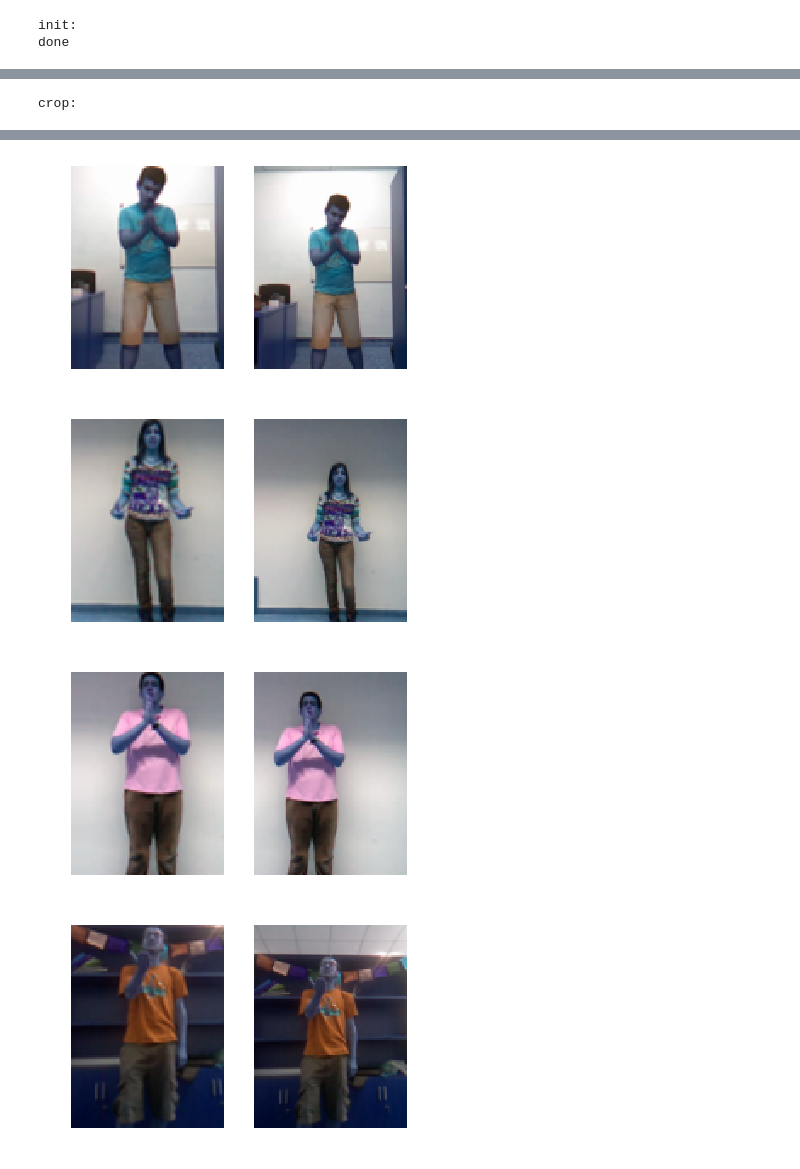
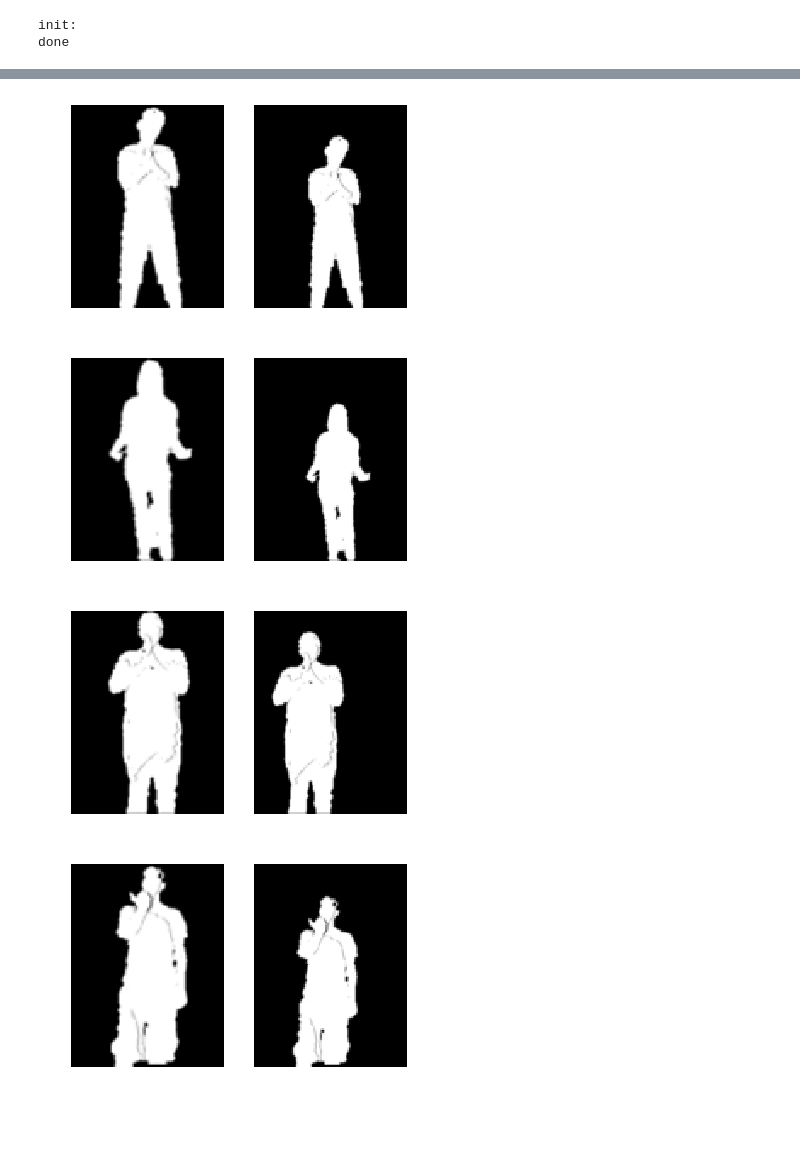
Before and after one commit to Untribium/UIE_A1, a Jupyter notebook: UIE_A1.ipynb, the cells around one changed output, grey strips where cells are left out. Cells and saved outputs as stored; diff of their text form; code cells hidden in the pictures; blank space fills up the shorter version.

Commit message:
crop/scale done

```diff
--- a/UIE_A1.ipynb
+++ b/UIE_A1.ipynb
@@ -32,12 +28,13 @@ done
 # %%
-# plot
+# plot helper
+
 def plot(imgs):
+    # make sure input is a list
+    if not isinstance(imgs, list):
+        imgs = [imgs]
+
     plt.figure()
     for i in range(len(imgs)):
         plt.subplot(1, len(imgs), i+1)
         plt.axis("off")
         plt.imshow(imgs[i])
-# %%
-# visualize
-for i in range(10):
-    plot([data_train['segmentation'][i], data_train['rgb'][i]])
@@ -55,6 +41,5 @@ for i in range(10):
 # %%
-# crop
-print("crop:")
+# crop and scale
 
 for i in range(10):
     sample = data_train['segmentation'][i][:, :, 0]
@@ -83,18 +68,17 @@ for i in range(10):
     right = 45+avg+int(45/factor)
 
     seg_tmp = data_train['segmentation'][i].copy()
-    seg_tmp = np.lib.pad(seg_tmp, mode='constant', pad_width=((0, 0), (45, 45), (0, 0)), constant_values=0)
+    seg_tmp = np.lib.pad(seg_tmp, ((0, 0), (45, 45), (0, 0)), 'constant', constant_values=0)
 
     rgb_tmp = data_train['rgb'][i].copy()
-    rgb_tmp = np.lib.pad(rgb_tmp, mode='edge', pad_width=((0, 0), (45, 45), (0, 0)))
+    rgb_tmp = np.lib.pad(rgb_tmp, ((0, 0), (45, 45), (0, 0)), 'edge')
 
     dep_tmp = data_train['depth'][i].copy()
-    dep_tmp = np.lib.pad(dep_tmp, mode='edge', pad_width=((0, 0), (45, 45)))
+    dep_tmp = np.lib.pad(dep_tmp, ((0, 0), (45, 45)), 'edge')
 
     seg = cv2.resize(seg_tmp[top:bottom, left:right, :] ,(90, 120), interpolation=cv2.INTER_CUBIC)
     rgb = cv2.resize(rgb_tmp[top:bottom, left:right, :] ,(90, 120), interpolation=cv2.INTER_CUBIC)
     dep = cv2.resize(dep_tmp[top:bottom, left:right] ,(90, 120), interpolation=cv2.INTER_CUBIC)
 
-    plot([rgb, data_train['rgb'][i]])
+    plot([seg, data_train['segmentation'][i]])
 # %% [output]
-crop:
@@ -104,4 +88,4 @@ crop:
-[figure, old version]
+[figure, new version]
-[figure, old version]
+[figure, new version]
-[figure, old version]
+[figure, new version]
-[figure, old version]
+[figure, new version]
```
Also changed, not shown: parts of 7 cells of this notebook.
